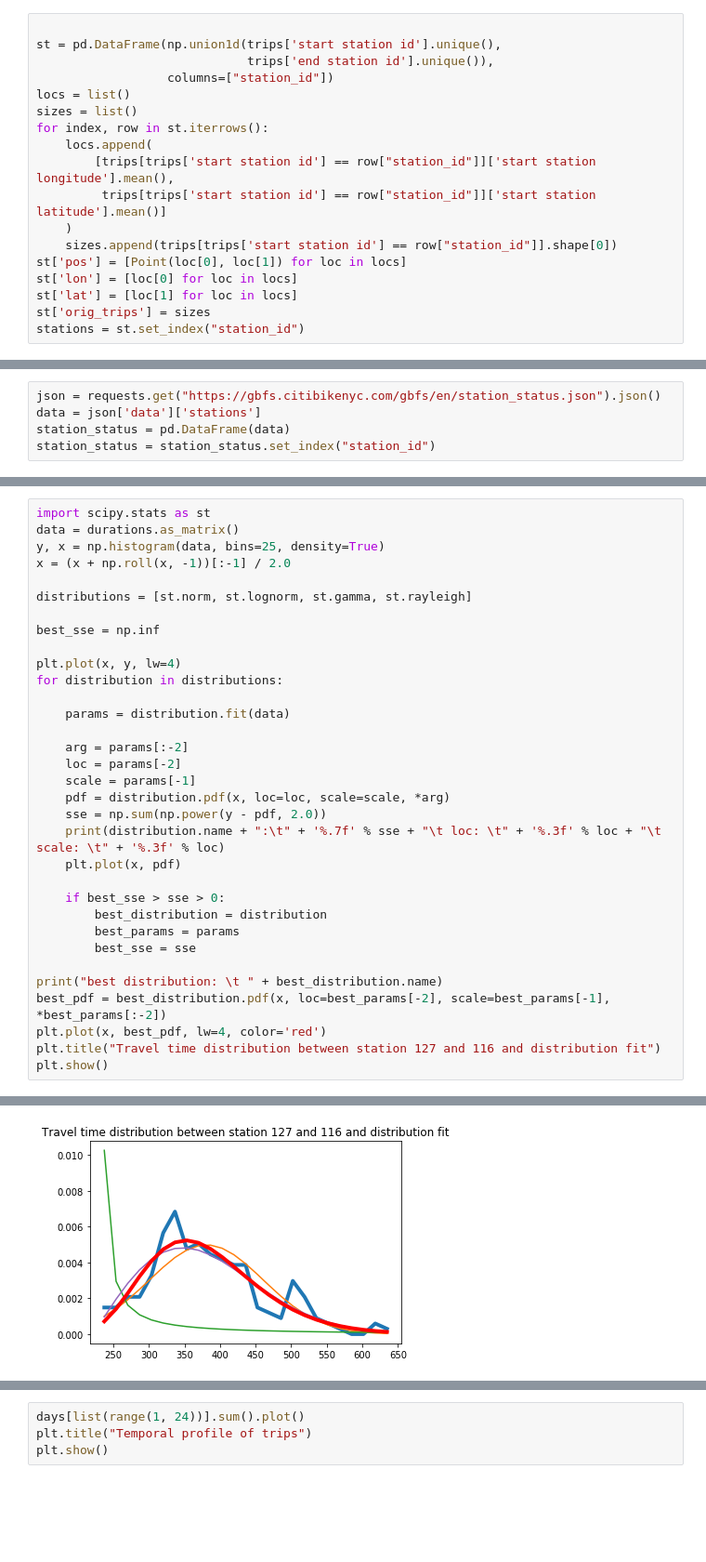
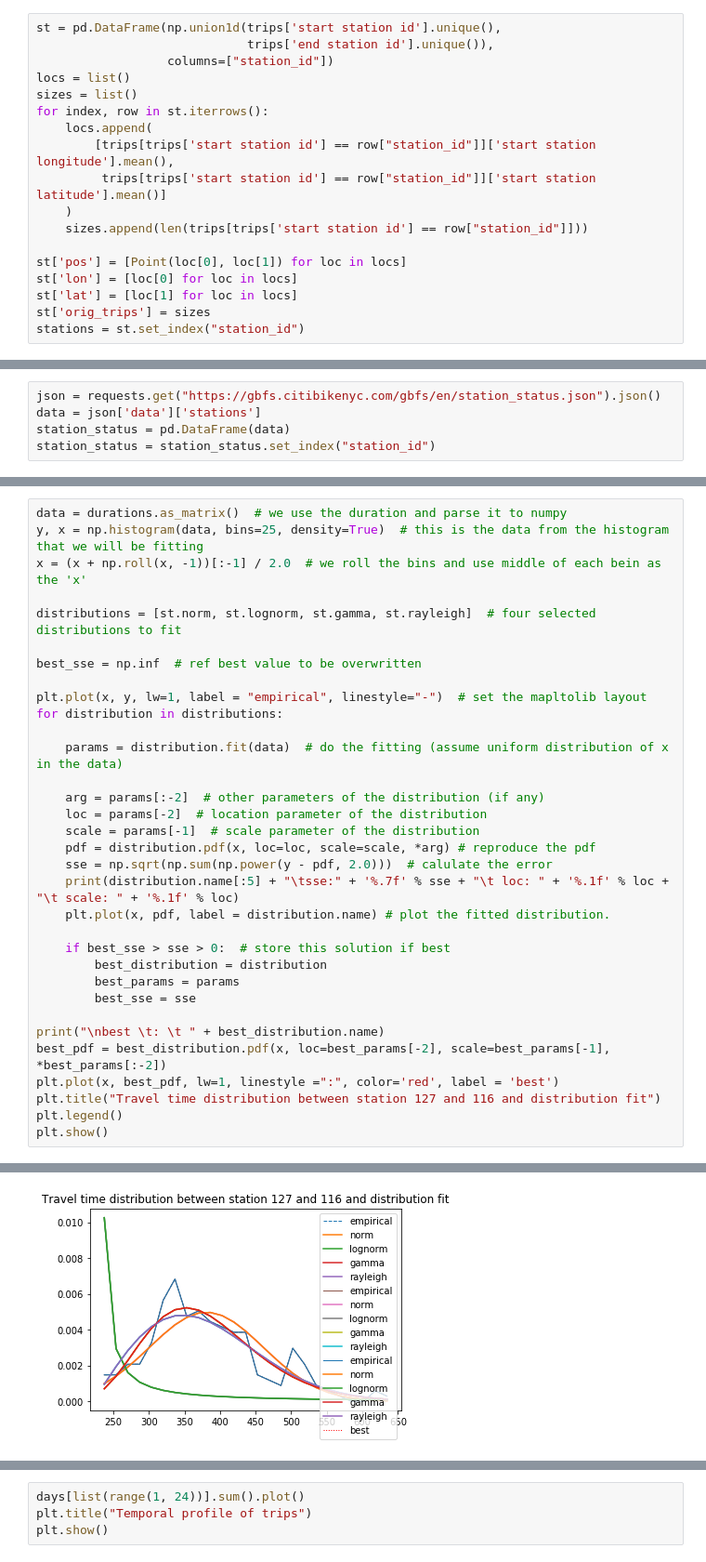
Before and after one commit to RafalKucharskiPK/DataScience_for_TransportationResearch, a Jupyter notebook: demo.ipynb, the cells around one changed output, grey strips where cells are left out. Shown at 93% size. Cells and saved outputs as stored; diff of their text form; blank space fills up the shorter version.

```diff
--- a/demo.ipynb
+++ b/demo.ipynb
@@ -182,5 +200,4 @@ Between 2017-06-01 and 2017-06-02 there were 134310 trips
 # %%
-
 st = pd.DataFrame(np.union1d(trips['start station id'].unique(),
                              trips['end station id'].unique()),
                   columns=["station_id"])
@@ -191,7 +208,8 @@ for index, row in st.iterrows():
         [trips[trips['start station id'] == row["station_id"]]['start station longitude'].mean(),
          trips[trips['start station id'] == row["station_id"]]['start station latitude'].mean()]
     )
-    sizes.append(trips[trips['start station id'] == row["station_id"]].shape[0])
+    sizes.append(len(trips[trips['start station id'] == row["station_id"]]))
+
 st['pos'] = [Point(loc[0], loc[1]) for loc in locs]
 st['lon'] = [loc[0] for loc in locs]
 st['lat'] = [loc[1] for loc in locs]
@@ -281,34 +349,34 @@ plt.show()
 # %%
-import scipy.stats as st
-data = durations.as_matrix()
-y, x = np.histogram(data, bins=25, density=True)
-x = (x + np.roll(x, -1))[:-1] / 2.0
+data = durations.as_matrix()  # we use the duration and parse it to numpy
+y, x = np.histogram(data, bins=25, density=True)  # this is the data from the histogram that we will be fitting
+x = (x + np.roll(x, -1))[:-1] / 2.0  # we roll the bins and use middle of each bein as the 'x'
 
-distributions = [st.norm, st.lognorm, st.gamma, st.rayleigh]
+distributions = [st.norm, st.lognorm, st.gamma, st.rayleigh]  # four selected distributions to fit
 
-best_sse = np.inf
+best_sse = np.inf  # ref best value to be overwritten
 
-plt.plot(x, y, lw=4)
+plt.plot(x, y, lw=1, label = "empirical", linestyle="-")  # set the mapltolib layout
 for distribution in distributions:
 
-    params = distribution.fit(data)
+    params = distribution.fit(data)  # do the fitting (assume uniform distribution of x in the data)
 
-    arg = params[:-2]
-    loc = params[-2]
-    scale = params[-1]
-    pdf = distribution.pdf(x, loc=loc, scale=scale, *arg)
-    sse = np.sum(np.power(y - pdf, 2.0))
-    print(distribution.name + ":\t" + '%.7f' % sse + "\t loc: \t" + '%.3f' % loc + "\t scale: \t" + '%.3f' % loc)
-    plt.plot(x, pdf)
+    arg = params[:-2]  # other parameters of the distribution (if any)
+    loc = params[-2]  # location parameter of the distribution
+    scale = params[-1]  # scale parameter of the distribution
+    pdf = distribution.pdf(x, loc=loc, scale=scale, *arg) # reproduce the pdf
+    sse = np.sqrt(np.sum(np.power(y - pdf, 2.0)))  # calulate the error
+    print(distribution.name[:5] + "\tsse:" + '%.7f' % sse + "\t loc: " + '%.1f' % loc + "\t scale: " + '%.1f' % loc)
+    plt.plot(x, pdf, label = distribution.name) # plot the fitted distribution.
 
-    if best_sse > sse > 0:
+    if best_sse > sse > 0:  # store this solution if best
         best_distribution = distribution
         best_params = params
         best_sse = sse
 
-print("best distribution: \t " + best_distribution.name)
+print("\nbest \t: \t " + best_distribution.name)
 best_pdf = best_distribution.pdf(x, loc=best_params[-2], scale=best_params[-1], *best_params[:-2])
-plt.plot(x, best_pdf, lw=4, color='red')
+plt.plot(x, best_pdf, lw=1, linestyle =":", color='red', label = 'best')
 plt.title("Travel time distribution between station 127 and 116 and distribution fit")
+plt.legend()
 plt.show()
 # %% [output]
@@ -320 +389 @@ best distribution:       gamma
-[figure, old version]
+[figure, new version]
```
Also changed, not shown: parts of 51 cells of this notebook, 1 other file.
